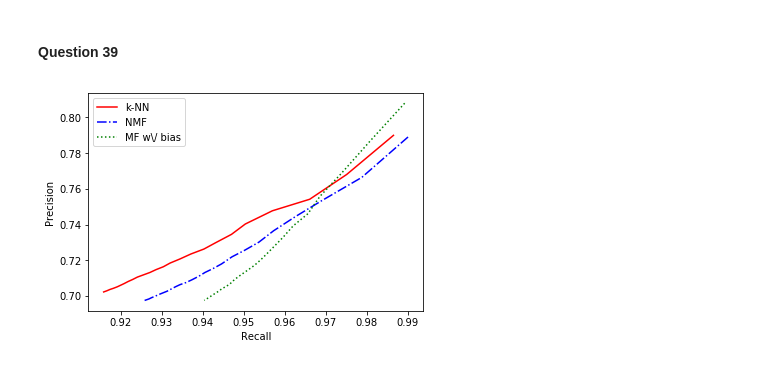
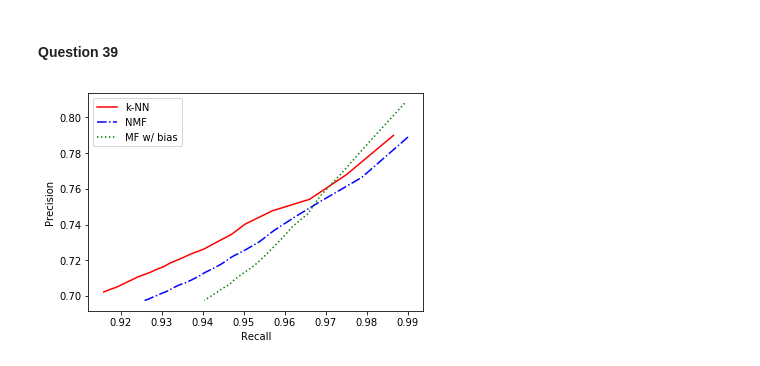
Before and after one commit to popo0293/EE219Project3, a Jupyter notebook: Project3.ipynb, the cells around one changed output. Drawn from its saved outputs; the diff is of its cells as text; code cells hidden in the pictures.

```diff
--- a/Project3.ipynb
+++ b/Project3.ipynb
@@ -1093,10 +1093,10 @@ plt.show()
 # %%
 l1, = plt.plot(ave_recall_knn, ave_precis_knn, 'r-', label='k-NN')
 l2, = plt.plot(ave_recall_nmf, ave_precis_nmf, 'b-.', label='NMF')
-l3, = plt.plot(ave_recall_svd, ave_precis_svd, 'g:', label='MF w\/ bias')
+l3, = plt.plot(ave_recall_svd, ave_precis_svd, 'g:', label='MF w/ bias')
 plt.xlabel('Recall')
 plt.ylabel('Precision')
 plt.legend(handles=[l1, l2, l3])
 plt.show()
 # %% [output]
-[figure, old version]
+[figure, new version]
```
